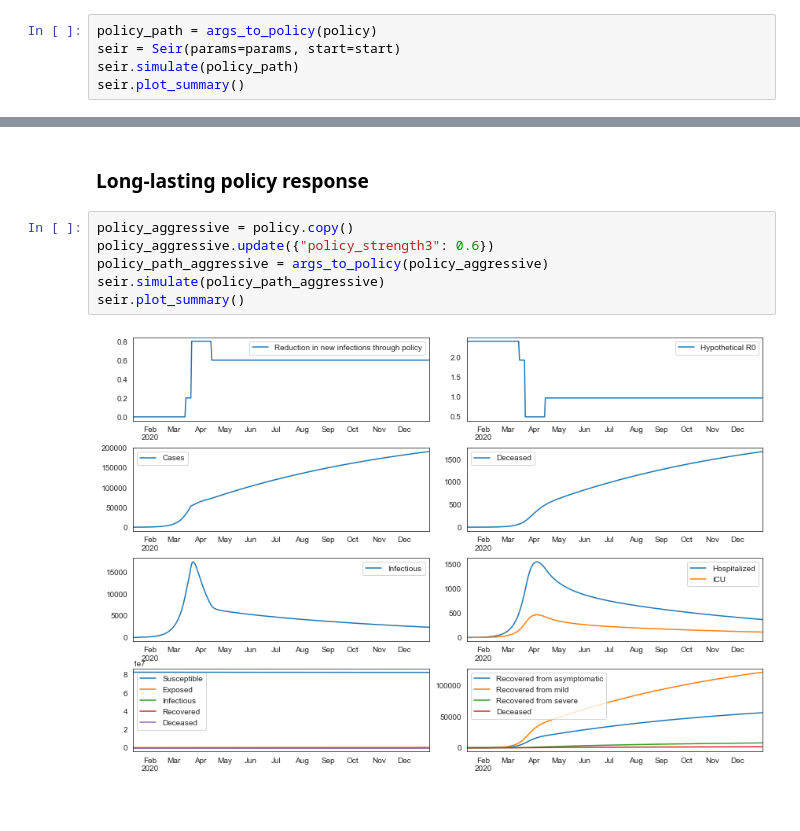
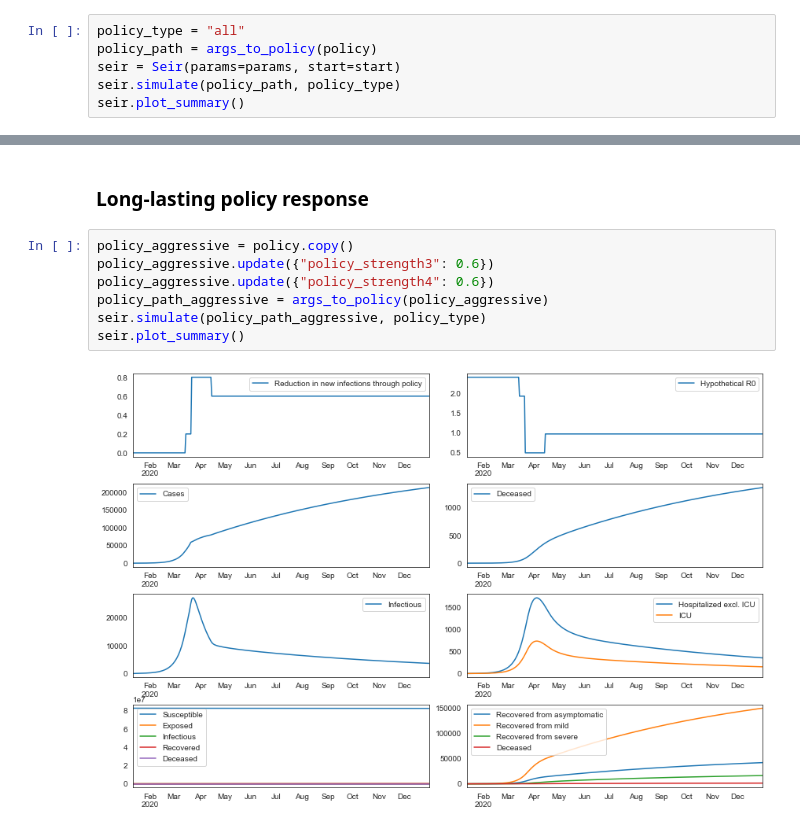
Before and after one commit to maximilianeber/covid, a Jupyter notebook: simulation.ipynb, the cells around one changed output, grey strips where cells are left out. Cells and saved outputs as stored; diff of their text form.

```diff
--- a/simulation.ipynb
+++ b/simulation.ipynb
@@ -64,8 +20,9 @@ The autoreload extension is already loaded. To reload it, use:
 # %% [markdown]
 ### Short-lived policy response
 # %%
+policy_type = "all"
 policy_path = args_to_policy(policy)
 seir = Seir(params=params, start=start)
-seir.simulate(policy_path)
+seir.simulate(policy_path, policy_type)
 seir.plot_summary()
 # %% [output]
@@ -75,8 +32,9 @@ seir.plot_summary()
 # %%
 policy_aggressive = policy.copy()
 policy_aggressive.update({"policy_strength3": 0.6})
+policy_aggressive.update({"policy_strength4": 0.6})
 policy_path_aggressive = args_to_policy(policy_aggressive)
-seir.simulate(policy_path_aggressive)
+seir.simulate(policy_path_aggressive, policy_type)
 seir.plot_summary()
 # %% [output]
-[figure, old version]
+[figure, new version]
```
Also changed, not shown: parts of 6 cells of this notebook, 12 other files.
